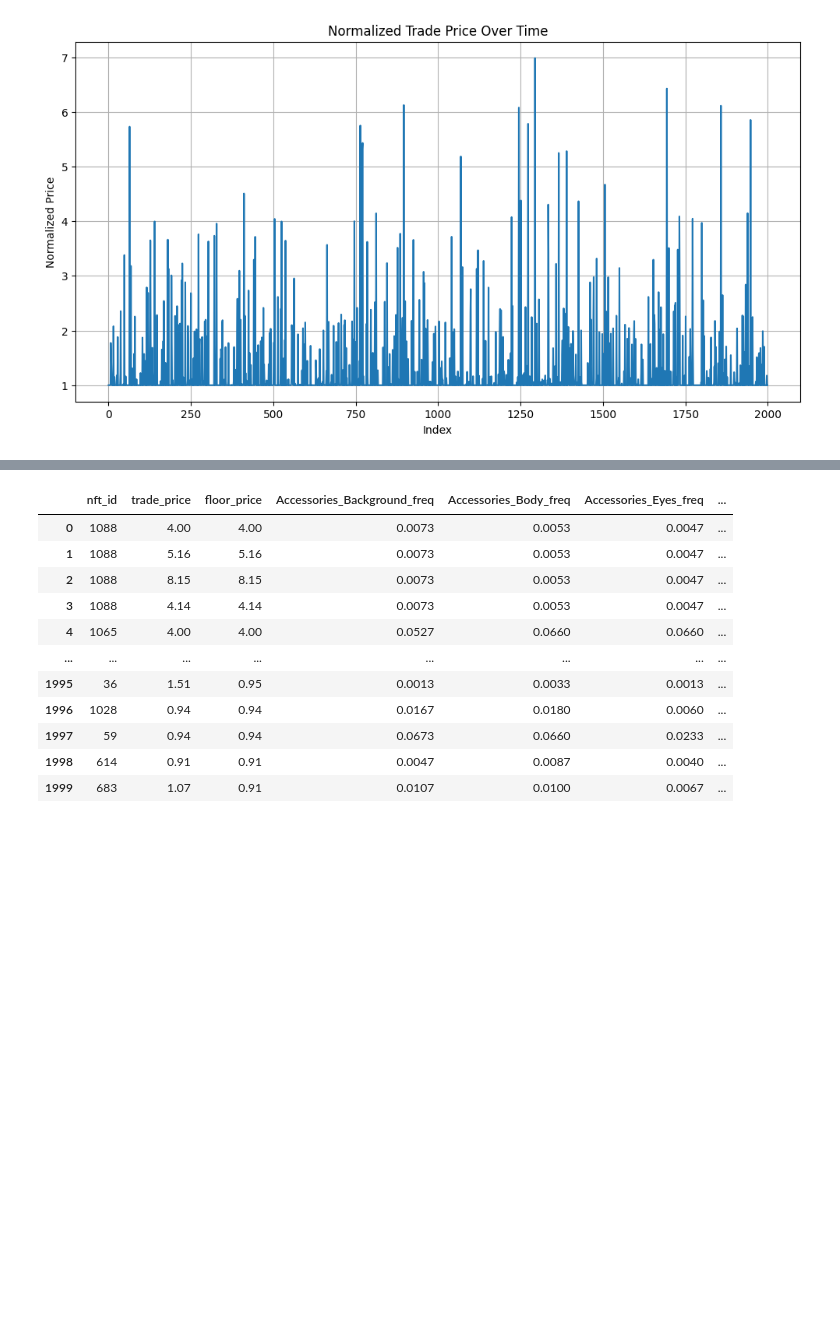
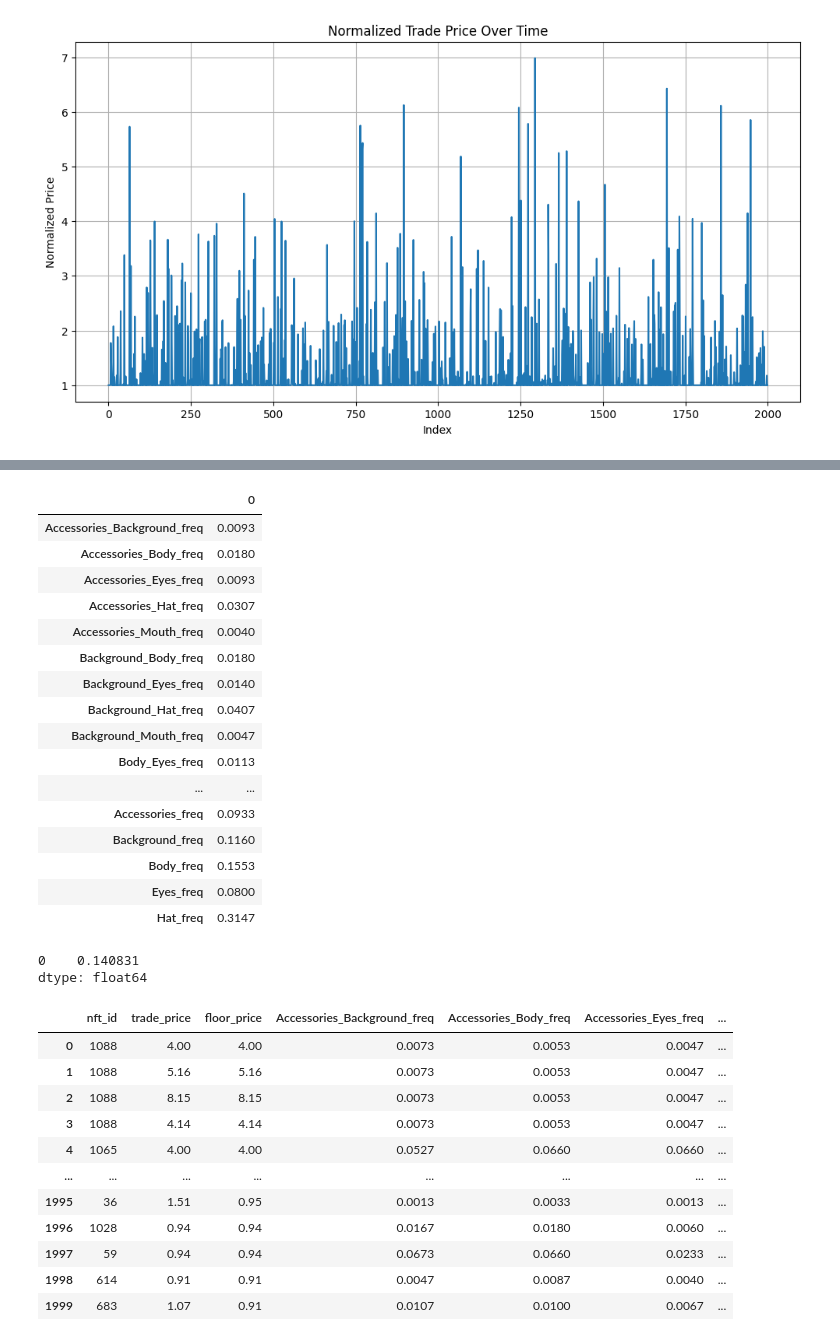
Before and after one commit to Armand-Morin/nft-pricing, a Jupyter notebook: price.ipynb, the cells around one changed output, grey strips where cells are left out. Drawn from its saved outputs; the diff is of its cells as text; code cells hidden in the pictures; blank space fills up the shorter version.

```diff
--- a/price.ipynb
+++ b/price.ipynb
@@ -67,0 +100,5 @@ plt.show()
+# %%
+# we price each factor individually so we multiply the normalized price to frequency feature and then each component is added to predict the price for the new nft
+freq_col = [col for col in df.columns if col.endswith('_freq')]
+feature_price = df['normalized_trade_price'] @ df[freq_col]/len(df)
+feature_price
@@ -68,3 +123,28 @@ plt.show()
+# %%
+nft_1046[freq_col].T
+# %% [output]
+|  | 0 |
+| Accessories_Background_freq | 0.0093 |
+| Accessories_Body_freq | 0.0180 |
+| Accessories_Eyes_freq | 0.0093 |
+| Accessories_Hat_freq | 0.0307 |
+| Accessories_Mouth_freq | 0.0040 |
+| Background_Body_freq | 0.0180 |
+| Background_Eyes_freq | 0.0140 |
+| Background_Hat_freq | 0.0407 |
+| Background_Mouth_freq | 0.0047 |
+| Body_Eyes_freq | 0.0113 |
+| ... | ... |
+| Accessories_freq | 0.0933 |
+| Background_freq | 0.1160 |
+| Body_freq | 0.1553 |
+| Eyes_freq | 0.0800 |
+| Hat_freq | 0.3147 |
+# %%
+feature_price @ nft_1046[freq_col].T
+# %% [output]
+0    0.140831
+dtype: float64
 # %%
 # can you add categorical encoding for the feature in df in the feature list
 
```
Also changed, not shown: parts of 14 cells of this notebook, 11 other files.
